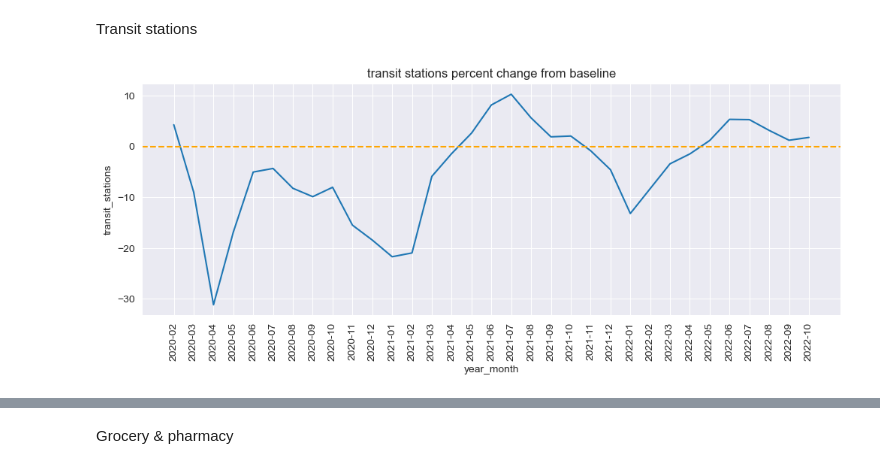
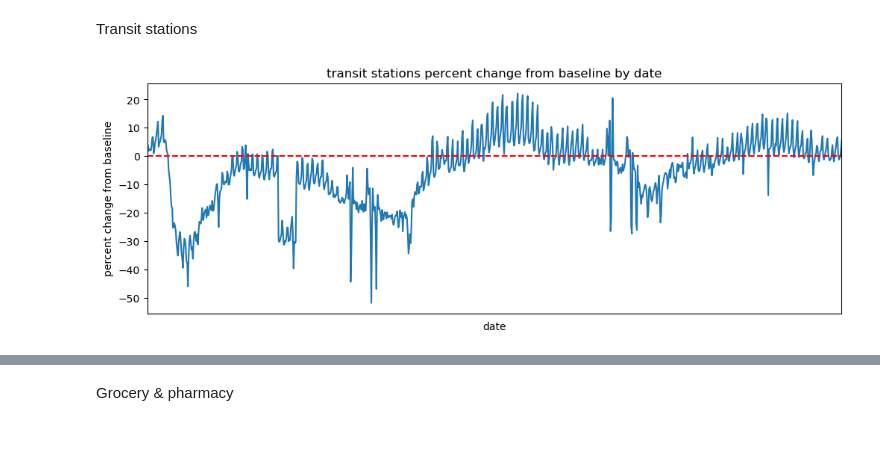
Before and after one commit to UCB-stat-159-s23/project-Group24, a Jupyter notebook: community_mobility_during_covid.ipynb, the cells around one changed output, grey strips where cells are left out. Saved outputs shown, nothing was run; the diff lists cells and outputs as text; code cells hidden in the pictures; blank space fills up the shorter version.

```diff
--- a/community_mobility_during_covid.ipynb
+++ b/community_mobility_during_covid.ipynb
@@ -147,11 +138,6 @@ plt.savefig('figures/parks_percent_change_from_baseline.png');
 # %% [markdown]
 Transit stations
 # %%
-fig, ax = plt.subplots(figsize=(12,4))
-sns.lineplot(data=groupby_data, x='year_month', y='transit_stations')
-ax.axhline(y=0, linestyle='dashed', color='orange')
-plt.xticks(rotation=90)
-plt.title('transit stations percent change from baseline')
-plt.savefig('figures/transit_stations_percent_change_from_baseline.png');
+mobility_trends_by_date(data=US_Mobility, category='transit_stations', plot_title='transit stations')
 # %% [output]
-[figure, old version]
+[figure, new version]
```
Also changed, not shown: parts of 41 cells of this notebook.
